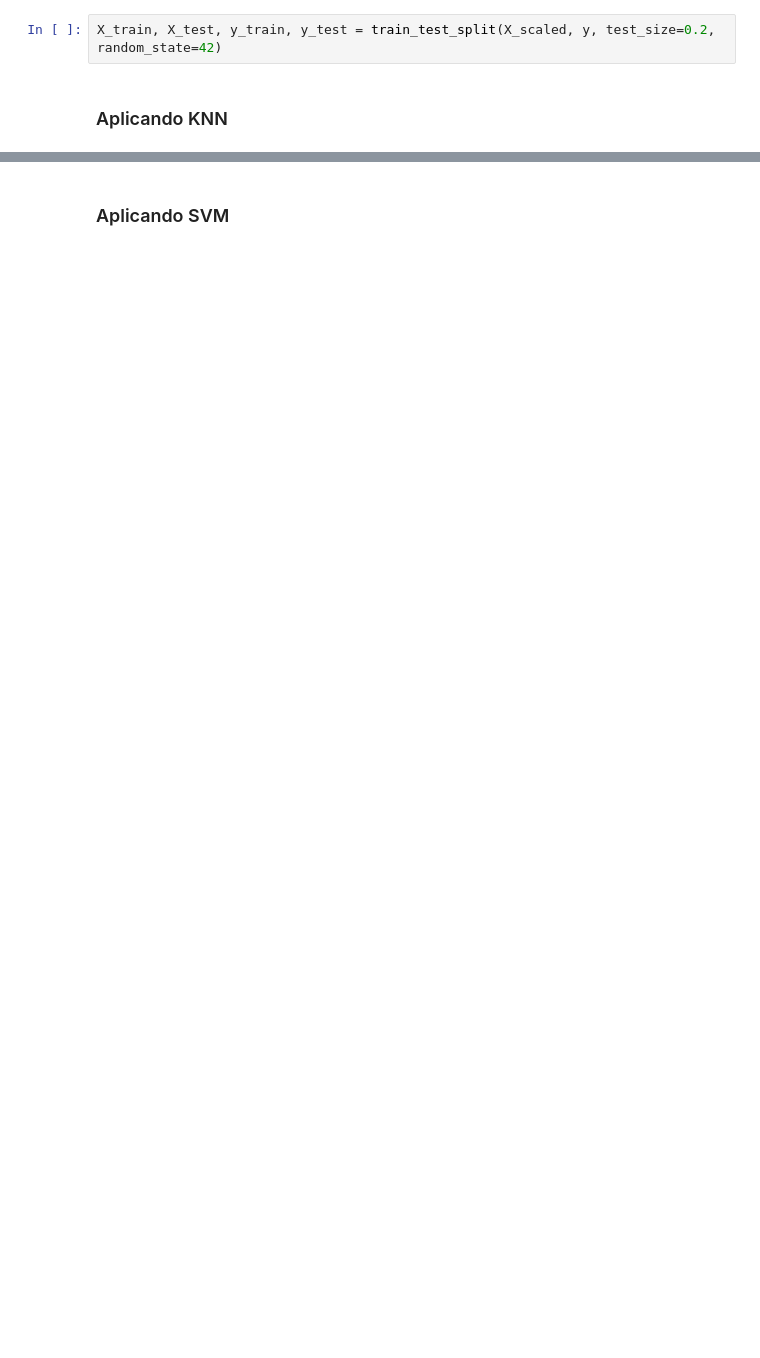
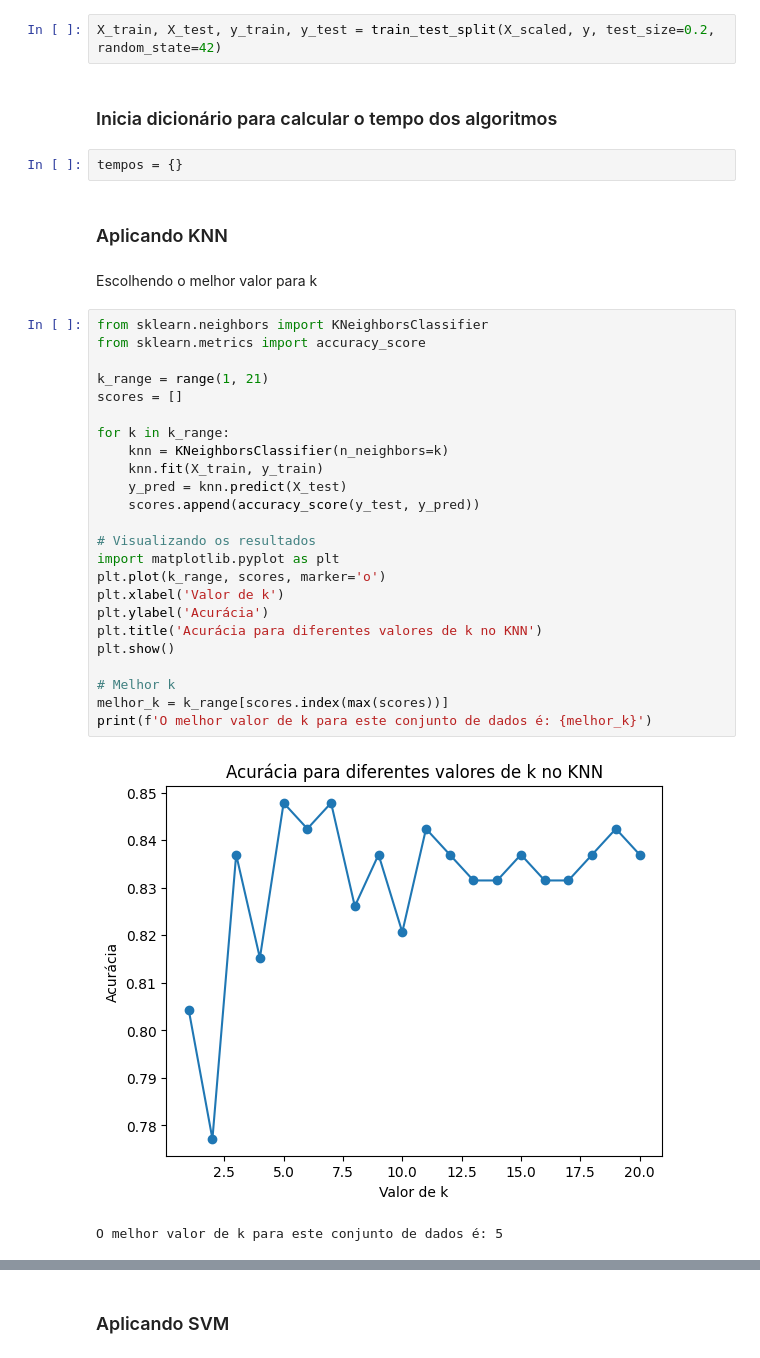
Before and after one commit to DennisGabriel-Dev/Estudo-de-caso-AM, a Jupyter notebook: Heart.ipynb, the cells around one changed output, grey strips where cells are left out. Saved outputs shown, nothing was run; the diff lists cells and outputs as text; blank space fills up the shorter version.

```diff
--- a/Heart.ipynb
+++ b/Heart.ipynb
@@ -35,4 +159,37 @@ X_scaled = scaler.fit_transform(X)
 # %%
 X_train, X_test, y_train, y_test = train_test_split(X_scaled, y, test_size=0.2, random_state=42)
+# %% [markdown]
+### Inicia dicionário para calcular o tempo dos algoritmos
+# %%
+tempos = {}
 # %% [markdown]
 ### Aplicando KNN
+# %% [markdown]
+Escolhendo o melhor valor para k
+# %%
+from sklearn.neighbors import KNeighborsClassifier
+from sklearn.metrics import accuracy_score
+
+k_range = range(1, 21)
+scores = []
+
+for k in k_range:
+    knn = KNeighborsClassifier(n_neighbors=k)
+    knn.fit(X_train, y_train)
+    y_pred = knn.predict(X_test)
+    scores.append(accuracy_score(y_test, y_pred))
+
+# Visualizando os resultados
+import matplotlib.pyplot as plt
+plt.plot(k_range, scores, marker='o')
+plt.xlabel('Valor de k')
+plt.ylabel('Acurácia')
+plt.title('Acurácia para diferentes valores de k no KNN')
+plt.show()
+
+# Melhor k
+melhor_k = k_range[scores.index(max(scores))]
+print(f'O melhor valor de k para este conjunto de dados é: {melhor_k}')
+# %% [output]
+[figure, added]
+O melhor valor de k para este conjunto de dados é: 5
```
Also changed, not shown: parts of 37 cells of this notebook.
